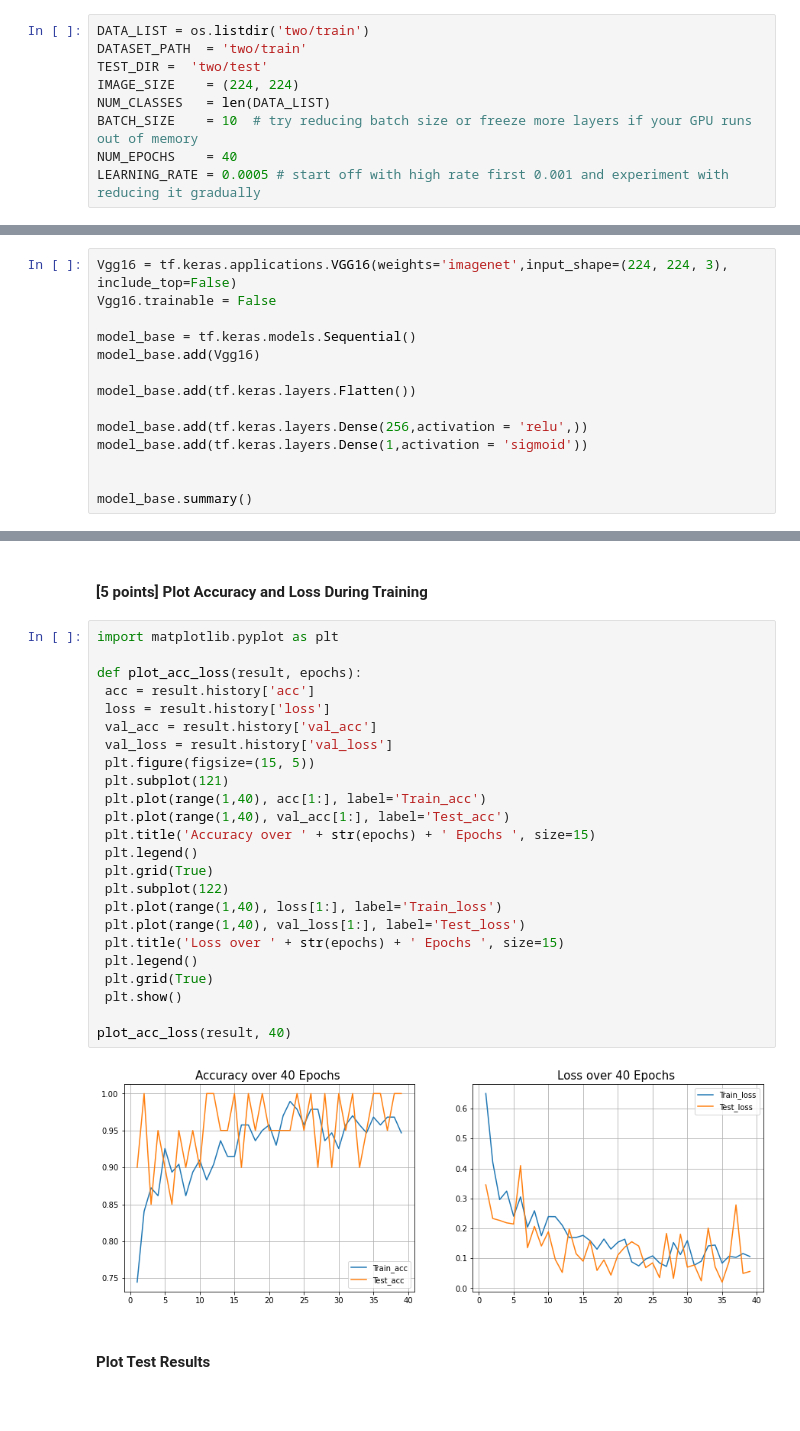
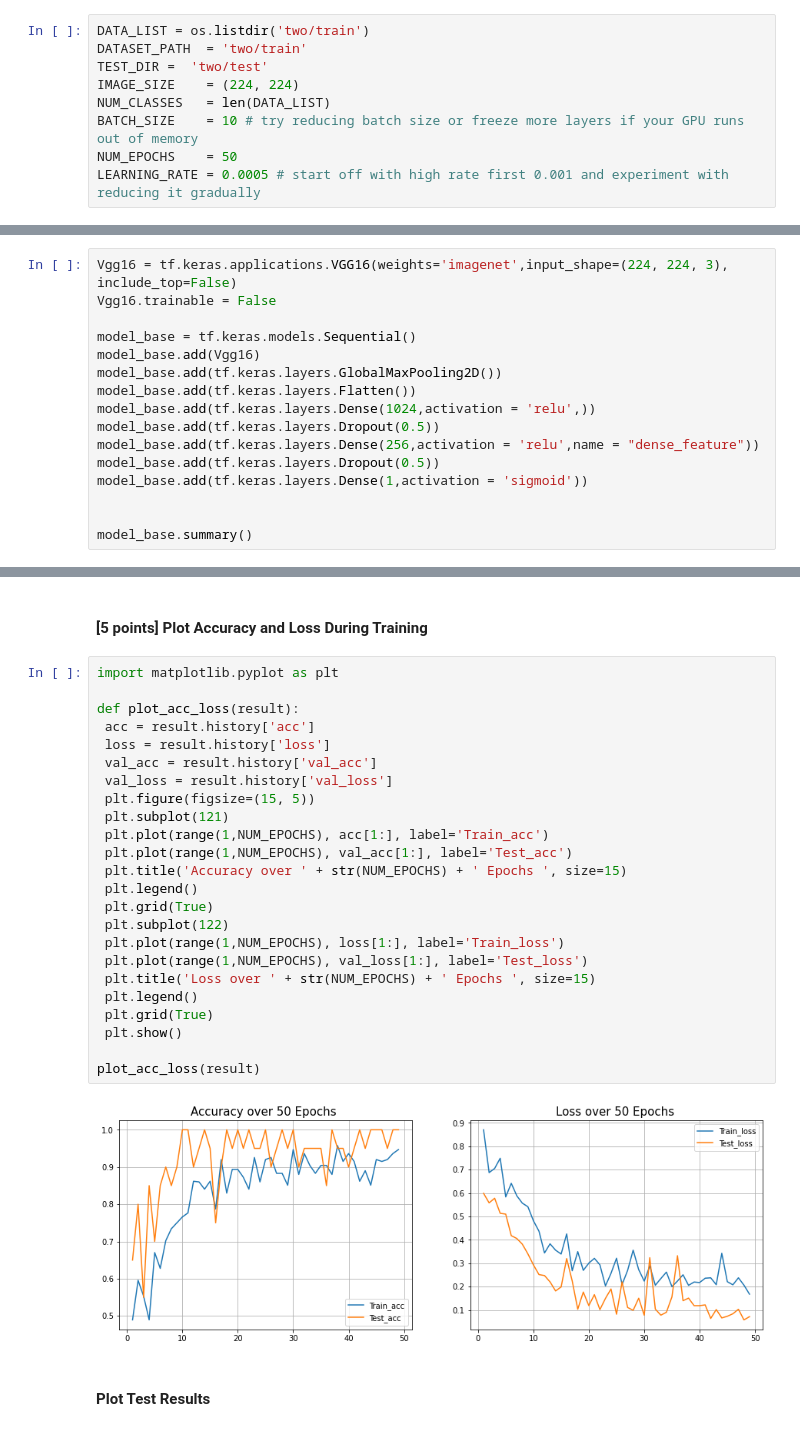
Before and after one commit to syipchoy/CS440-project, a Jupyter notebook: task1_template.ipynb, the cells around one changed output, grey strips where cells are left out. Cells and saved outputs as stored; diff of their text form; blank space fills up the shorter version.

```diff
--- a/task1_template.ipynb
+++ b/task1_template.ipynb
@@ -60,8 +60,8 @@ DATASET_PATH  = 'two/train'
 TEST_DIR =  'two/test'
 IMAGE_SIZE    = (224, 224)
 NUM_CLASSES   = len(DATA_LIST)
-BATCH_SIZE    = 10  # try reducing batch size or freeze more layers if your GPU runs out of memory
-NUM_EPOCHS    = 40
+BATCH_SIZE    = 10 # try reducing batch size or freeze more layers if your GPU runs out of memory
+NUM_EPOCHS    = 50
 LEARNING_RATE = 0.0005 # start off with high rate first 0.001 and experiment with reducing it gradually
 # %% [markdown]
 #### Generate Training and Validation Batches
@@ -94,10 +94,12 @@ Vgg16.trainable = False
 
 model_base = tf.keras.models.Sequential()
 model_base.add(Vgg16)
-
+model_base.add(tf.keras.layers.GlobalMaxPooling2D())
 model_base.add(tf.keras.layers.Flatten())
-
-model_base.add(tf.keras.layers.Dense(256,activation = 'relu',))
+model_base.add(tf.keras.layers.Dense(1024,activation = 'relu',))
+model_base.add(tf.keras.layers.Dropout(0.5))
+model_base.add(tf.keras.layers.Dense(256,activation = 'relu',name = "dense_feature"))
+model_base.add(tf.keras.layers.Dropout(0.5))
 model_base.add(tf.keras.layers.Dense(1,activation = 'sigmoid'))
 
 
@@ -169,29 +175,29 @@ Epoch 40/40
 # %%
 import matplotlib.pyplot as plt
 
-def plot_acc_loss(result, epochs):
+def plot_acc_loss(result):
  acc = result.history['acc']
  loss = result.history['loss']
  val_acc = result.history['val_acc']
  val_loss = result.history['val_loss']
  plt.figure(figsize=(15, 5))
  plt.subplot(121)
- plt.plot(range(1,40), acc[1:], label='Train_acc')
- plt.plot(range(1,40), val_acc[1:], label='Test_acc')
- plt.title('Accuracy over ' + str(epochs) + ' Epochs ', size=15)
+ plt.plot(range(1,NUM_EPOCHS), acc[1:], label='Train_acc')
+ plt.plot(range(1,NUM_EPOCHS), val_acc[1:], label='Test_acc')
+ plt.title('Accuracy over ' + str(NUM_EPOCHS) + ' Epochs ', size=15)
  plt.legend()
  plt.grid(True)
  plt.subplot(122)
- plt.plot(range(1,40), loss[1:], label='Train_loss')
- plt.plot(range(1,40), val_loss[1:], label='Test_loss')
- plt.title('Loss over ' + str(epochs) + ' Epochs ', size=15)
+ plt.plot(range(1,NUM_EPOCHS), loss[1:], label='Train_loss')
+ plt.plot(range(1,NUM_EPOCHS), val_loss[1:], label='Test_loss')
+ plt.title('Loss over ' + str(NUM_EPOCHS) + ' Epochs ', size=15)
  plt.legend()
  plt.grid(True)
  plt.show()
 
-plot_acc_loss(result, 40)
+plot_acc_loss(result)
 # %% [output]
-[figure, old version]
+[figure, new version]
 # %% [markdown]
 #### Plot Test Results
 # %%
```
Also changed, not shown: parts of 5 cells of this notebook.
